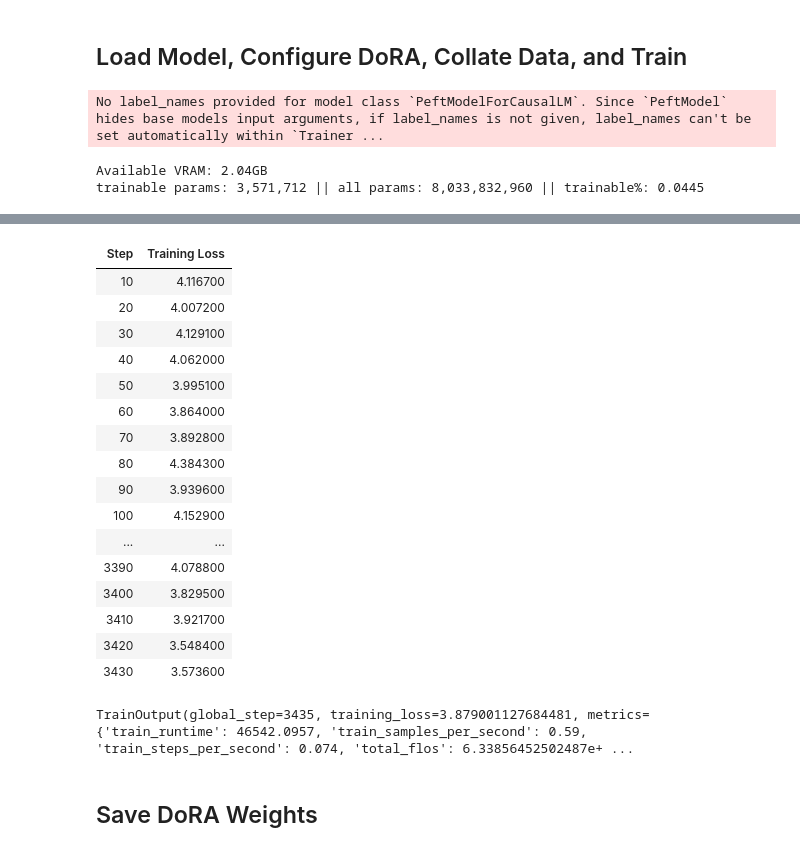
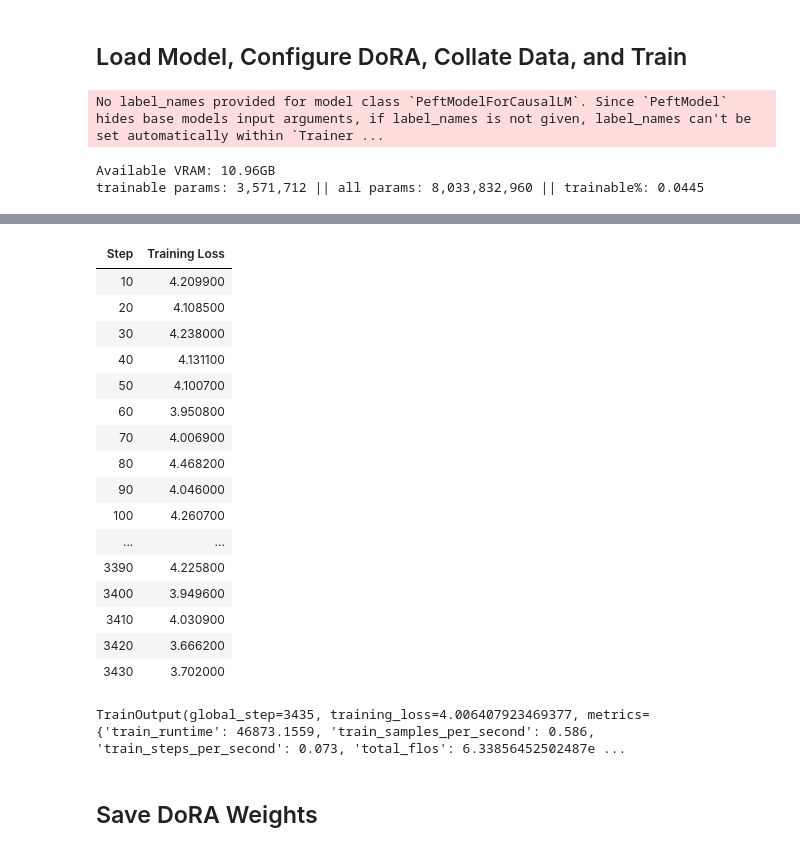
Before and after one commit to jihbr/SIADS-699_PEFT-Testers, a Jupyter notebook: notebooks/peft_dora_letters.ipynb, the cells around one changed output, grey strips where cells are left out. Saved outputs shown, nothing was run; the diff lists cells and outputs as text; code cells hidden in the pictures.

```diff
--- a/notebooks/peft_dora_letters.ipynb
+++ b/notebooks/peft_dora_letters.ipynb
@@ -152,7 +152,7 @@ model.config.pretraining_tp = 1
 
 # --- 6. Training Arguments (VRAM-Friendly) ---
 training_args = TrainingArguments(
-    output_dir="./llama8b-usmle-dora-lowvram-letters",
+    output_dir="./llama8b-usmle-dora-lowvram-letters-v1",
     # Batch Configuration
     per_device_train_batch_size=1,  # Already minimal
     gradient_accumulation_steps=8,  # Reduced from 16
@@ -196,5 +196,5 @@ trainer = Trainer(
 trainer.train()
 # %% [output]
 No label_names provided for model class `PeftModelForCausalLM`. Since `PeftModel` hides base models input arguments, if label_names is not given, label_names can't be set automatically within `Trainer ...
-Available VRAM: 2.04GB
+Available VRAM: 10.96GB
 trainable params: 3,571,712 || all params: 8,033,832,960 || trainable%: 0.0445
@@ -202,21 +202,21 @@ trainable params: 3,571,712 || all params: 8,033,832,960 || trainable%: 0.0445
 | Step | Training Loss |
-| 10 | 4.116700 |
-| 20 | 4.007200 |
-| 30 | 4.129100 |
-| 40 | 4.062000 |
-| 50 | 3.995100 |
-| 60 | 3.864000 |
-| 70 | 3.892800 |
-| 80 | 4.384300 |
-| 90 | 3.939600 |
-| 100 | 4.152900 |
+| 10 | 4.209900 |
+| 20 | 4.108500 |
+| 30 | 4.238000 |
+| 40 | 4.131100 |
+| 50 | 4.100700 |
+| 60 | 3.950800 |
+| 70 | 4.006900 |
+| 80 | 4.468200 |
+| 90 | 4.046000 |
+| 100 | 4.260700 |
 | ... | ... |
-| 3390 | 4.078800 |
-| 3400 | 3.829500 |
-| 3410 | 3.921700 |
-| 3420 | 3.548400 |
-| 3430 | 3.573600 |
+| 3390 | 4.225800 |
+| 3400 | 3.949600 |
+| 3410 | 4.030900 |
+| 3420 | 3.666200 |
+| 3430 | 3.702000 |
-TrainOutput(global_step=3435, training_loss=3.879001127684481, metrics={'train_runtime': 46542.0957, 'train_samples_per_second': 0.59, 'train_steps_per_second': 0.074, 'total_flos': 6.33856452502487e+ ...
+TrainOutput(global_step=3435, training_loss=4.006407923469377, metrics={'train_runtime': 46873.1559, 'train_samples_per_second': 0.586, 'train_steps_per_second': 0.073, 'total_flos': 6.33856452502487e ...
 # %% [markdown]
 ## Save DoRA Weights
 # %%
```
Also changed, not shown: parts of 3 cells of this notebook.
